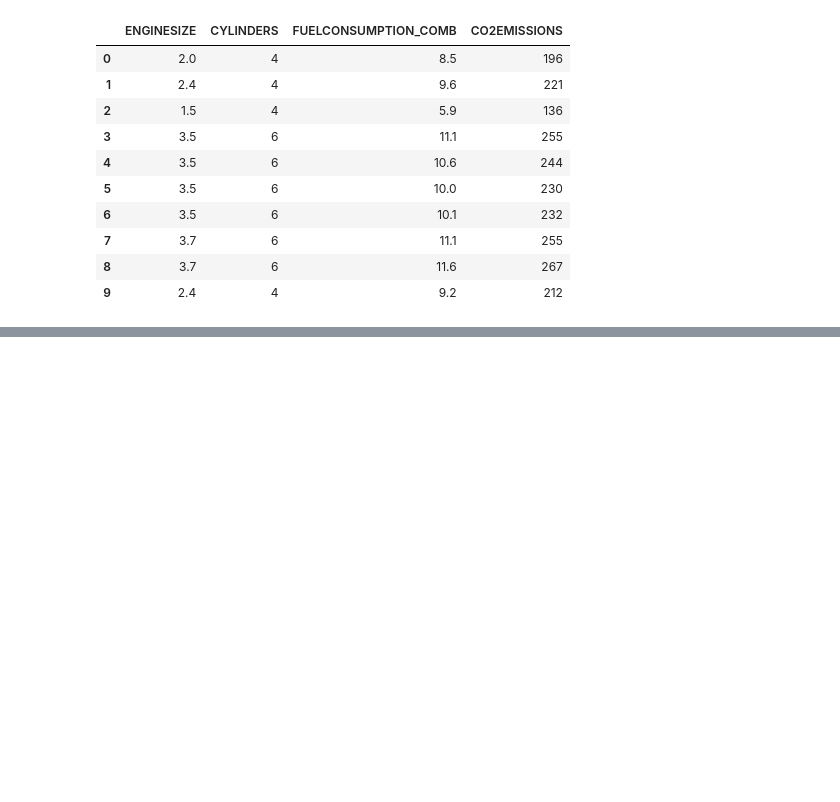
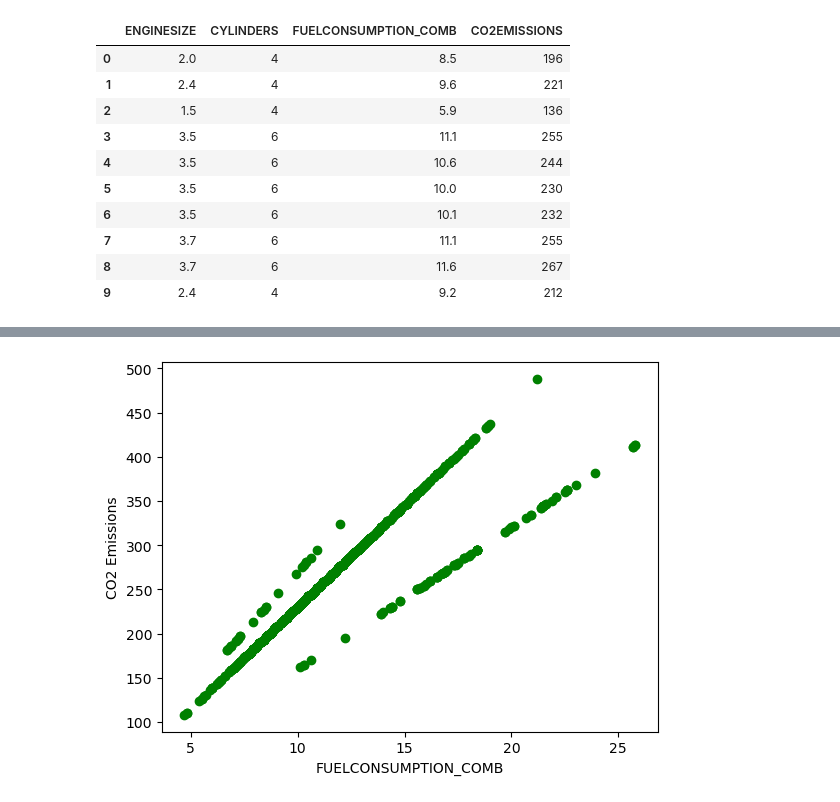
Before and after one commit to katyalmohit/python-projects, a Jupyter notebook: machine-learning/simple_linear_regression.ipynb, the cells around one changed output, grey strips where cells are left out. Cells and saved outputs as stored; diff of their text form; code cells hidden in the pictures; blank space fills up the shorter version.

Commit message:
Plot graph

```diff
--- a/machine-learning/simple_linear_regression.ipynb
+++ b/machine-learning/simple_linear_regression.ipynb
@@ -65,0 +66,7 @@ plt.show()
+# %%
+plt.scatter(cdf.FUELCONSUMPTION_COMB, cdf.CO2EMISSIONS, color='green')
+plt.xlabel('FUELCONSUMPTION_COMB')
+plt.ylabel('CO2 Emissions')
+plt.show()
+# %% [output]
+[figure, added]
```
Also changed, not shown: parts of 1 cell of this notebook.
